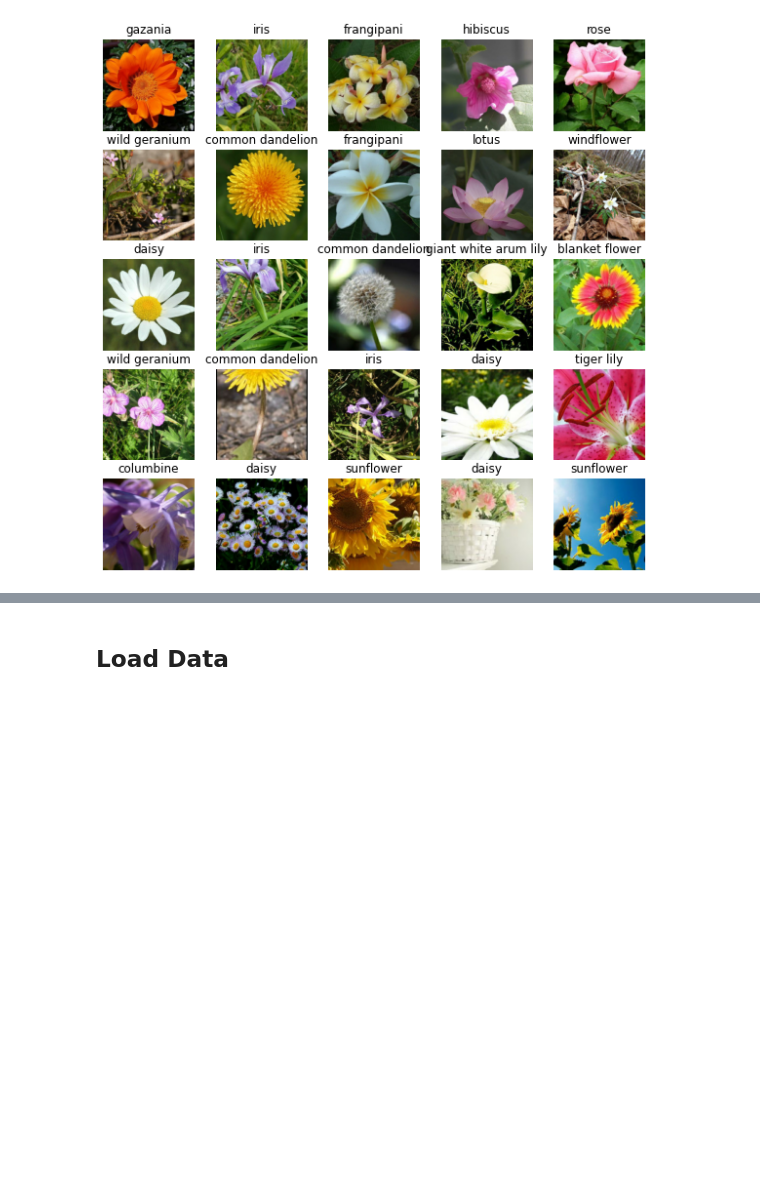
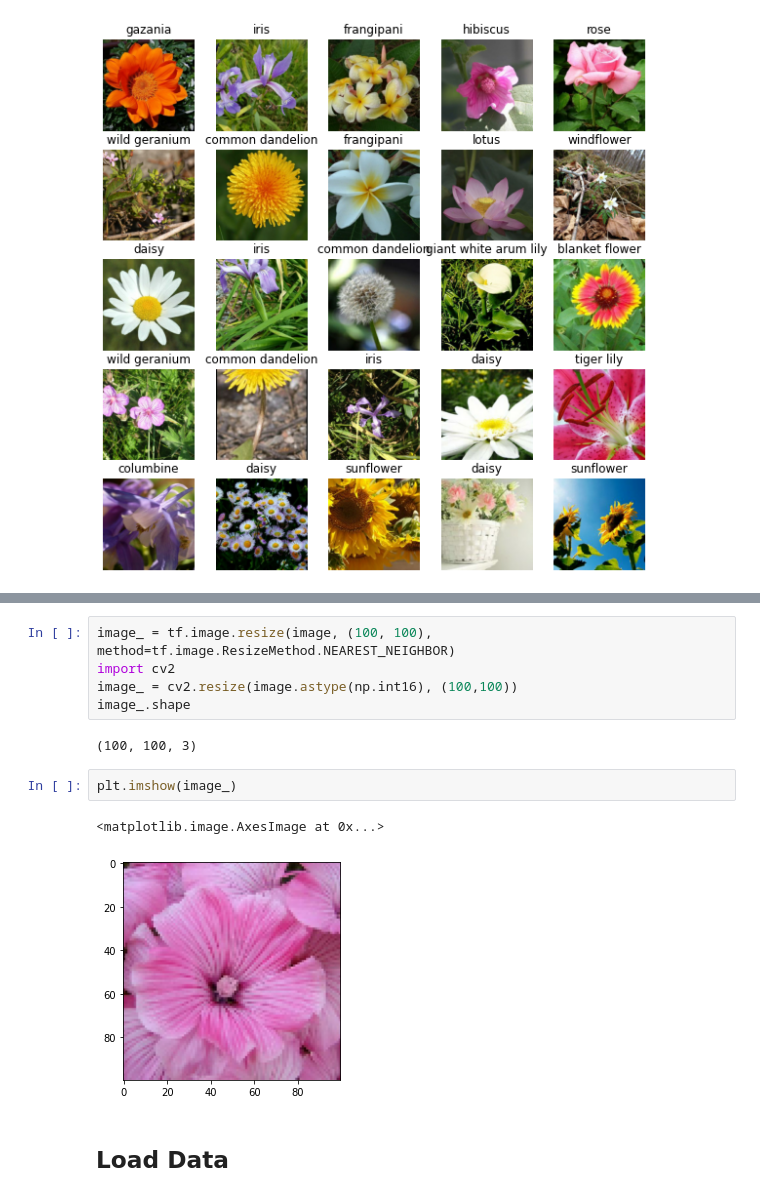
Before and after one commit to sinjy1203/kaggle_MyNotebook, a Jupyter notebook: petals-imageclassification-1.ipynb, the cells around one changed output, grey strips where cells are left out. Saved outputs shown, nothing was run; the diff lists cells and outputs as text; blank space fills up the shorter version.

```diff
--- a/petals-imageclassification-1.ipynb
+++ b/petals-imageclassification-1.ipynb
@@ -101,3 +113,15 @@ plt.show()
+# %%
+image_ = tf.image.resize(image, (100, 100), method=tf.image.ResizeMethod.NEAREST_NEIGHBOR)
+import cv2
+image_ = cv2.resize(image.astype(np.int16), (100,100))
+image_.shape
+# %% [output]
+(100, 100, 3)
+# %%
+plt.imshow(image_)
+# %% [output]
+<matplotlib.image.AxesImage at 0x...>
+[figure, added]
 # %% [markdown]
 ## Load Data
 # %%
```
Also changed, not shown: parts of 12 cells of this notebook.
